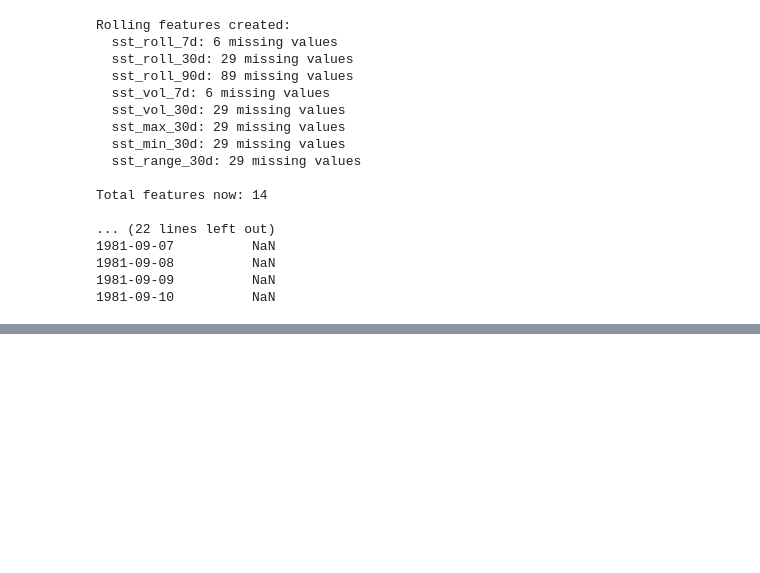
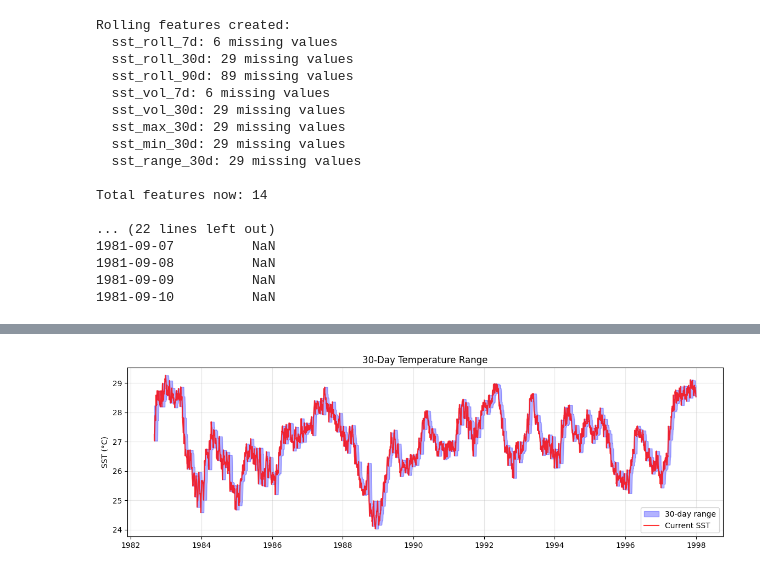
Before and after one commit to DHANA5982/Prediction-of-El-Nino-Events, a Jupyter notebook: notebooks/02_EDA.ipynb, the cells around one changed output, grey strips where cells are left out. Cells and saved outputs as stored; diff of their text form; code cells hidden in the pictures; blank space fills up the shorter version.

```diff
--- a/notebooks/02_EDA.ipynb
+++ b/notebooks/02_EDA.ipynb
@@ -242,0 +210,13 @@ print("• 30-day features balance smoothness vs responsiveness")
+# %%
+# Plot 3: Temperature range
+plt.figure(figsize=(14, 4))
+plt.fill_between(df_plot.index, df_plot['sst_min_30d'], df_plot['sst_max_30d'],
+                 alpha=0.3, color='blue', label='30-day range')
+plt.plot(df_plot.index, df_plot['sst'], color='red', alpha=0.8, label='Current SST')
+plt.title('30-Day Temperature Range')
+plt.ylabel('SST (°C)')
+plt.legend()
+plt.grid(True, alpha=0.3)
+plt.savefig('D:/GitHub/Prediction of El-Nino Events/output/plots/sst_temp_range.png')
+# %% [output]
+[figure, added]
```
Also changed, not shown: parts of 3 cells of this notebook.
